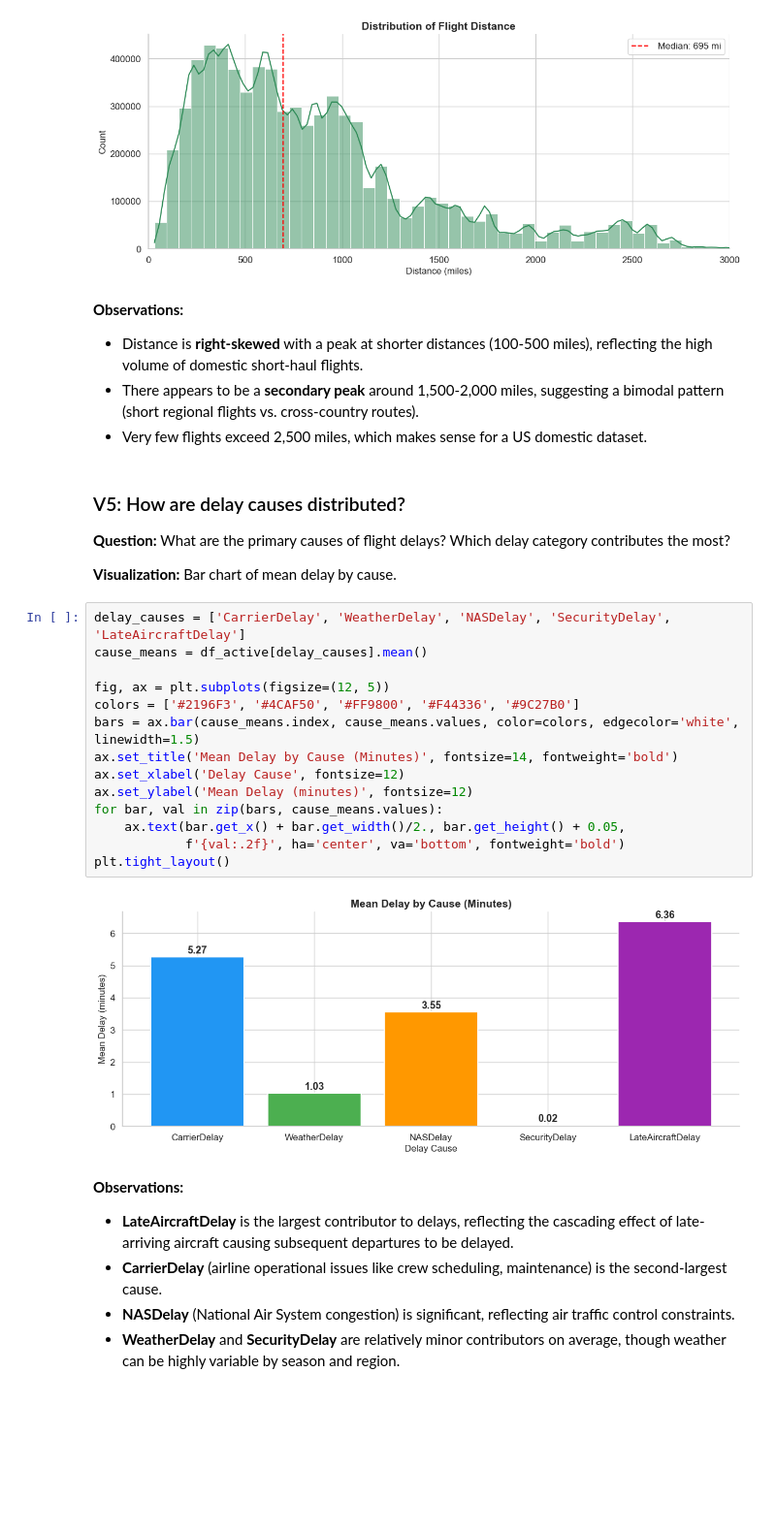
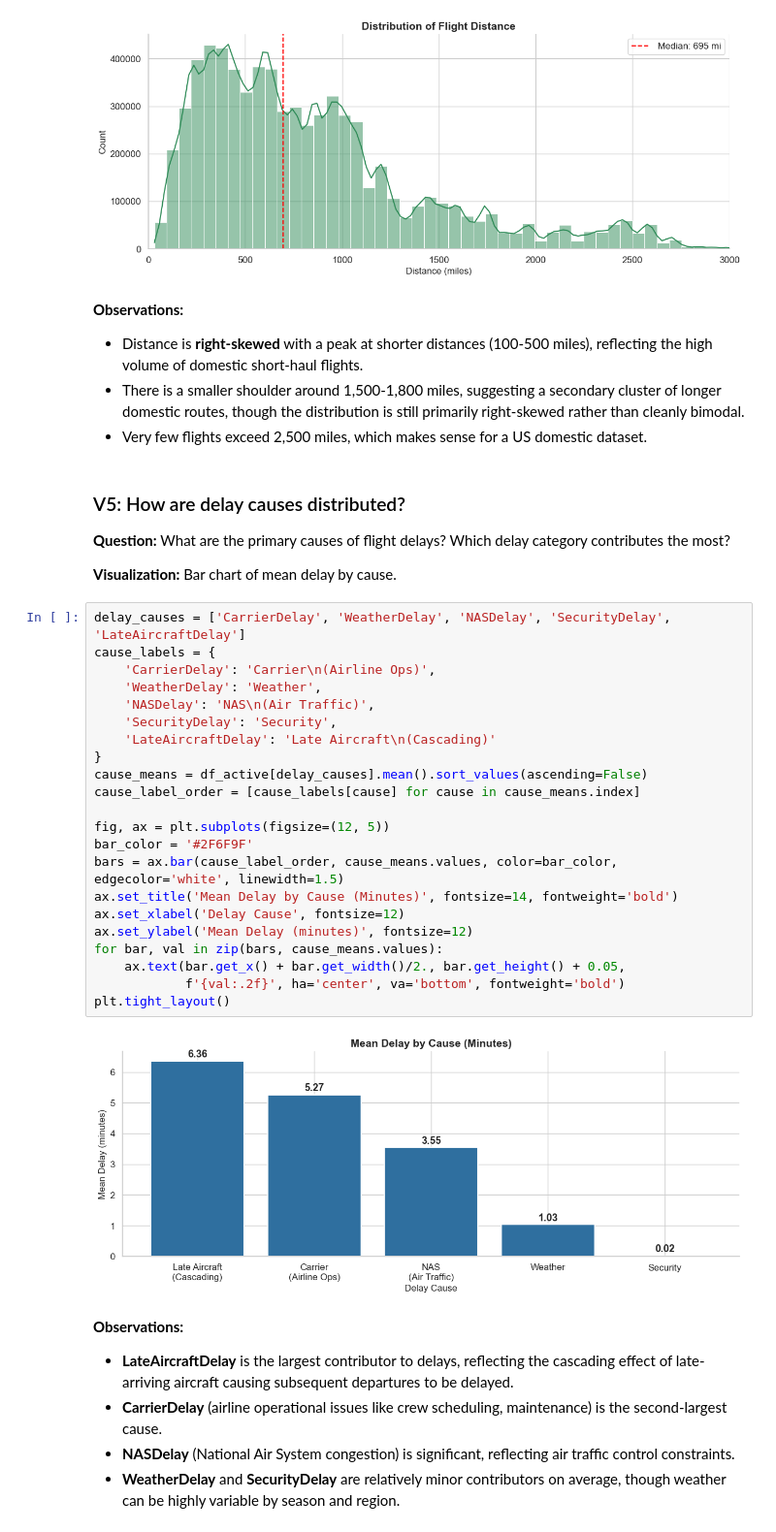
Before and after one commit to luisjfeliu/data-analysis-flight-delays-visuals, a Jupyter notebook: Part_I_exploration.ipynb, the cells around one changed output. Shown at 97% size. Saved outputs shown, nothing was run; the diff lists cells and outputs as text; blank space fills up the shorter version.

Commit message:
Update notebook visuals and HTML exports

```diff
--- a/Part_I_exploration.ipynb
+++ b/Part_I_exploration.ipynb
@@ -323,7 +327,7 @@ plt.tight_layout()
 # %% [markdown]
 **Observations:**
 - Distance is **right-skewed** with a peak at shorter distances (100-500 miles), reflecting the high volume of domestic short-haul flights.
-- There appears to be a **secondary peak** around 1,500-2,000 miles, suggesting a bimodal pattern (short regional flights vs. cross-country routes).
+- There is a smaller shoulder around 1,500-1,800 miles, suggesting a secondary cluster of longer domestic routes, though the distribution is still primarily right-skewed rather than cleanly bimodal.
 - Very few flights exceed 2,500 miles, which makes sense for a US domestic dataset.
 # %% [markdown]
 ### V5: How are delay causes distributed?
@@ -333,20 +337,28 @@ plt.tight_layout()
 **Visualization:** Bar chart of mean delay by cause.
 # %%
 delay_causes = ['CarrierDelay', 'WeatherDelay', 'NASDelay', 'SecurityDelay', 'LateAircraftDelay']
-cause_means = df_active[delay_causes].mean()
+cause_labels = {
+    'CarrierDelay': 'Carrier\n(Airline Ops)',
+    'WeatherDelay': 'Weather',
+    'NASDelay': 'NAS\n(Air Traffic)',
+    'SecurityDelay': 'Security',
+    'LateAircraftDelay': 'Late Aircraft\n(Cascading)'
+}
+cause_means = df_active[delay_causes].mean().sort_values(ascending=False)
+cause_label_order = [cause_labels[cause] for cause in cause_means.index]
 
 fig, ax = plt.subplots(figsize=(12, 5))
-colors = ['#2196F3', '#4CAF50', '#FF9800', '#F44336', '#9C27B0']
-bars = ax.bar(cause_means.index, cause_means.values, color=colors, edgecolor='white', linewidth=1.5)
+bar_color = '#2F6F9F'
+bars = ax.bar(cause_label_order, cause_means.values, color=bar_color, edgecolor='white', linewidth=1.5)
 ax.set_title('Mean Delay by Cause (Minutes)', fontsize=14, fontweight='bold')
 ax.set_xlabel('Delay Cause', fontsize=12)
 ax.set_ylabel('Mean Delay (minutes)', fontsize=12)
 for bar, val in zip(bars, cause_means.values):
     ax.text(bar.get_x() + bar.get_width()/2., bar.get_height() + 0.05,
             f'{val:.2f}', ha='center', va='bottom', fontweight='bold')
 plt.tight_layout()
 # %% [output]
-[figure, old version]
+[figure, new version]
 # %% [markdown]
 **Observations:**
 - **LateAircraftDelay** is the largest contributor to delays, reflecting the cascading effect of late-arriving aircraft causing subsequent departures to be delayed.
```
Also changed, not shown: parts of 51 cells of this notebook, 3 other files.
